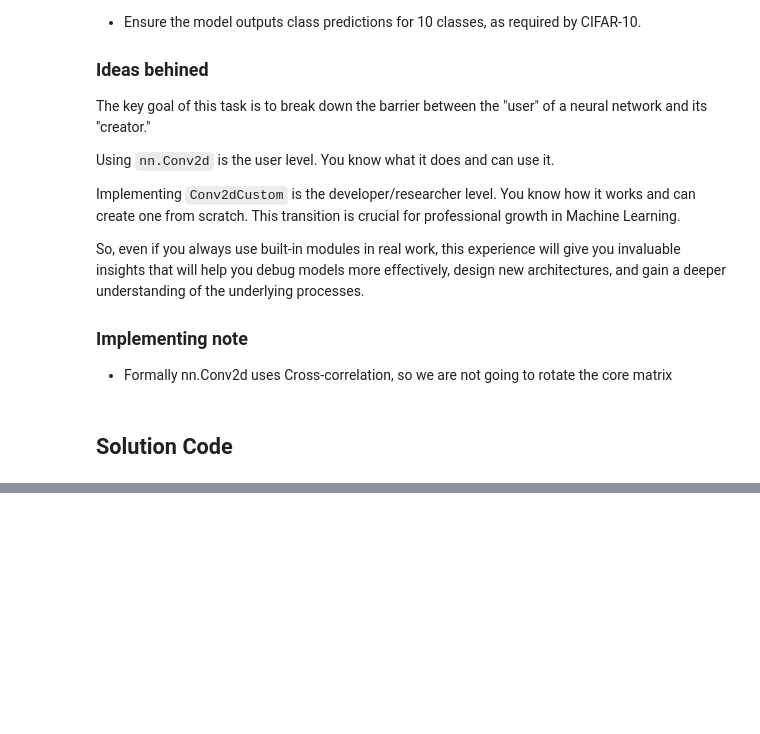
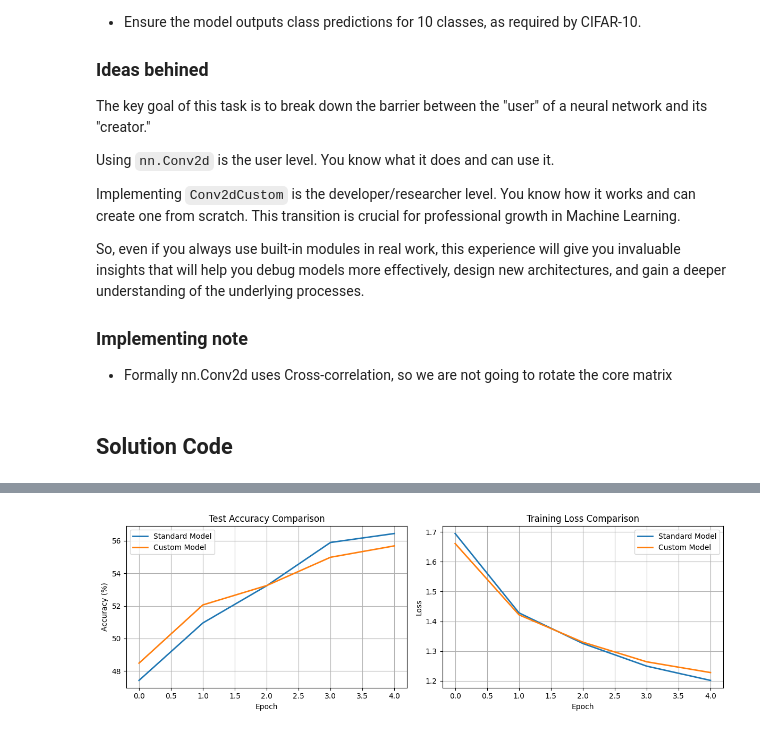
Before and after one commit to galkinc/ml-projects-lab, a Jupyter notebook: foundations/pytorch-coding-challenges/medium_tasks/custom_cnn_layers_from_scratch.ipynb, the cells around one changed output, grey strips where cells are left out. Saved outputs shown, nothing was run; the diff lists cells and outputs as text; code cells hidden in the pictures; blank space fills up the shorter version.

```diff
--- a/foundations/pytorch-coding-challenges/medium_tasks/custom_cnn_layers_from_scratch.ipynb
+++ b/foundations/pytorch-coding-challenges/medium_tasks/custom_cnn_layers_from_scratch.ipynb
@@ -293,0 +1216,2 @@ class Conv2dCustom(nn.Module):
+# %%
+history_std, history_cust = compare_models_on_cifar10()
@@ -293,0 +1236,4 @@ class Conv2dCustom(nn.Module):
+# %%
+plot_training_comparison(history_std, history_cust)
+# %% [output]
+[figure, added]
```
Also changed, not shown: parts of 43 cells of this notebook.
